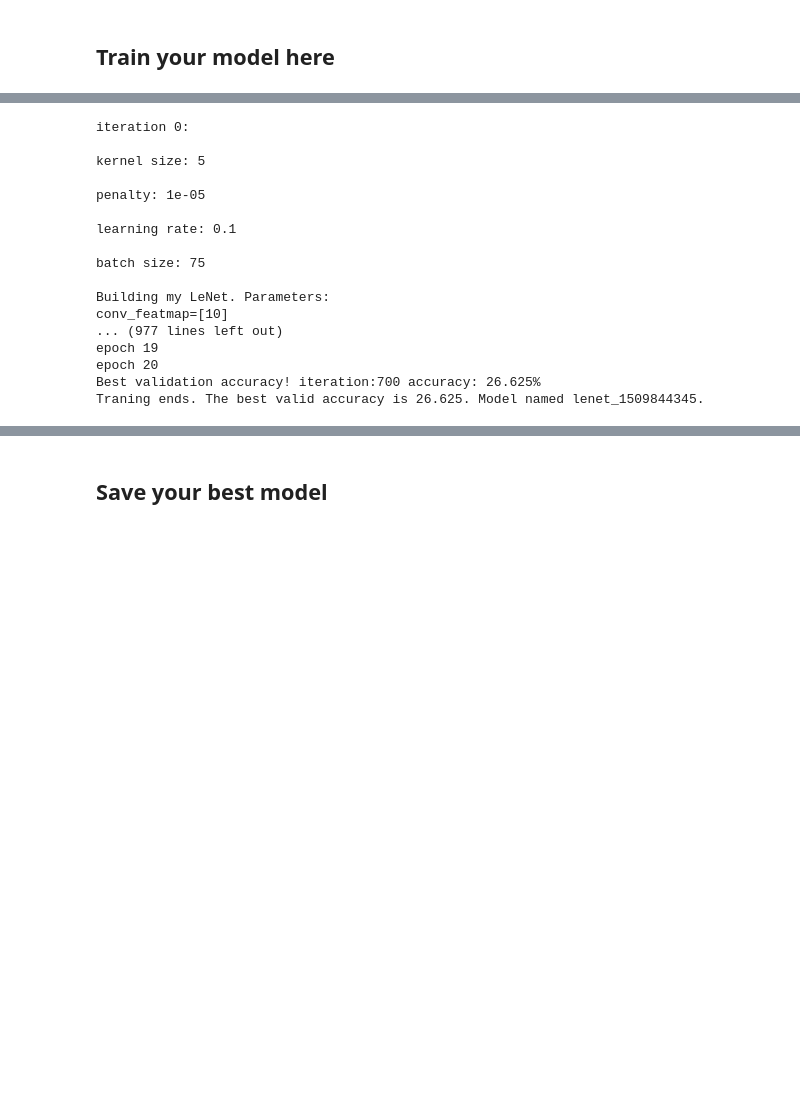
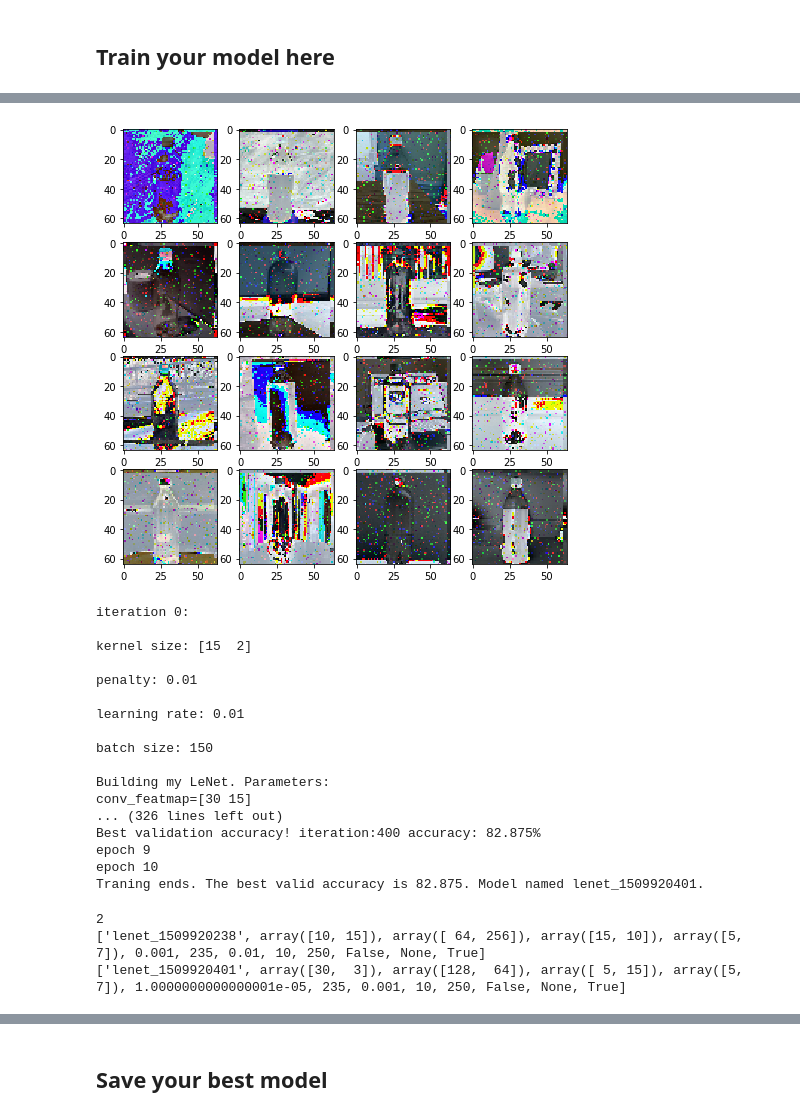
Before and after one commit to sar2160/ecbm4040_assignment2, a Jupyter notebook: task5-kaggle.ipynb, the cells around one changed output, grey strips where cells are left out. Cells and saved outputs as stored; diff of their text form; code cells hidden in the pictures; blank space fills up the shorter version.

```diff
--- a/task5-kaggle.ipynb
+++ b/task5-kaggle.ipynb
@@ -171,27 +169,38 @@ Traning ends. The best valid accuracy is 84.125. Model named lenet_1509848889.
+# %%
+mod = False # does not improve
+
+if mod:
+    Train_X_Gen.add_noise(portion= .05 , amplitude= .3)
+    Train_X_Gen.translate(shift_height= 3 , shift_width = -3)
+
+Train_X_Gen.show()
+# %% [output]
+[figure, added]
 # %%
-from ecbm4040.neuralnets.cnn_kaggle import my_training
+from ecbm4040.neuralnets.kaggle import my_training_generator
 import tensorflow as tf
 
-kernel_sizes = [2, 5 ,10]
-l2_penalties = [.00001, .0001 , .001, .01]
-learning_rates = [1e-4, 1e-2, 1e-1]
-batch_sizes    = [75, 150, 250, 400]
+fc_units     = [64, 84,  128, 256, 512, 1024]
+kernel_sizes = [2, 5 ,10, 15]
+l2_penalties = [.00001, .0001 , .001, .01, .1]
+learning_rates = [1e-4, 1e-3, 1e-2, 1e-1]
+batch_sizes    = [50, 75, 150, 250, 400]
 pooling_size   = [1, 2, 5, 7, 10]
-conv_features  = [ 3, 6, 10 ]
+conv_features  = [3 , 5 , 10 , 15, 30  ]
 
 results = list()
 parameters = list()
 
-for i in range(20):
+for i in range(10):
 
     tf.reset_default_graph()
-    k = np.random.choice(kernel_sizes)
+    k = np.random.choice(kernel_sizes, size = (2))
     l = np.random.choice(l2_penalties)
     r = np.random.choice(learning_rates)
     b = np.random.choice(batch_sizes)
-    p = np.random.choice(pooling_size)
-    f = np.random.choice(conv_features)
-
+    p = np.random.choice(pooling_size, size = (2))
+    f = np.random.choice(conv_features, size=(2))
+    u = np.random.choice(fc_units, size = (2))
     print('iteration ' + str(i) + ': \n')
     print('kernel size: ' + str(k)+ '\n')
     print('penalty: ' + str(l)+ '\n')
@@ -199,16 +208,16 @@ for i in range(20):
     print('batch size: ' + str(b)+ '\n')
 
 
-    result , cache = my_training(X_train, y_train, X_val, y_val,
-             conv_featmap=[f],
-             fc_units=[128, 84],
-             conv_kernel_size=[k],
-             pooling_size=[p],
-             l2_norm= r,
+    result , cache = my_training_generator(Train_X_Gen, X_val, y_val,
+             conv_featmap= f,
+             fc_units= u,
+             conv_kernel_size=k,
+             pooling_size= p,
+             l2_norm= l,
              seed=235,
              use_adam = True,
-             learning_rate= l,
-             epoch=20,
+             learning_rate= r,
+             epoch=10,
              batch_size=b,
              verbose=False,
              pre_trained_model=None)
@@ -218,18 +227,27 @@ for i in range(20):
 # %% [output]
 iteration 0:
 
-kernel size: 5
+kernel size: [15  2]
 
-penalty: 1e-05
+penalty: 0.01
 
-learning rate: 0.1
+learning rate: 0.01
 
-batch size: 75
+batch size: 150
 
 Building my LeNet. Parameters:
-conv_featmap=[10]
-... (977 lines left out)
-epoch 19
-epoch 20
-Best validation accuracy! iteration:700 accuracy: 26.625%
-Traning ends. The best valid accuracy is 26.625. Model named lenet_1509844345.
+conv_featmap=[30 15]
+... (326 lines left out)
+Best validation accuracy! iteration:400 accuracy: 82.875%
+epoch 9
+epoch 10
+Traning ends. The best valid accuracy is 82.875. Model named lenet_1509920401.
+# %%
+best = [i for i, r in enumerate(results) if r > 80]
+print(len(best))
+for b in best:
+    print(parameters[b])
+# %% [output]
+2
+['lenet_1509920238', array([10, 15]), array([ 64, 256]), array([15, 10]), array([5, 7]), 0.001, 235, 0.01, 10, 250, False, None, True]
+['lenet_1509920401', array([30,  3]), array([128,  64]), array([ 5, 15]), array([5, 7]), 1.0000000000000001e-05, 235, 0.001, 10, 250, False, None, True]
```
Also changed, not shown: parts of 15 cells of this notebook, 11 other files.
